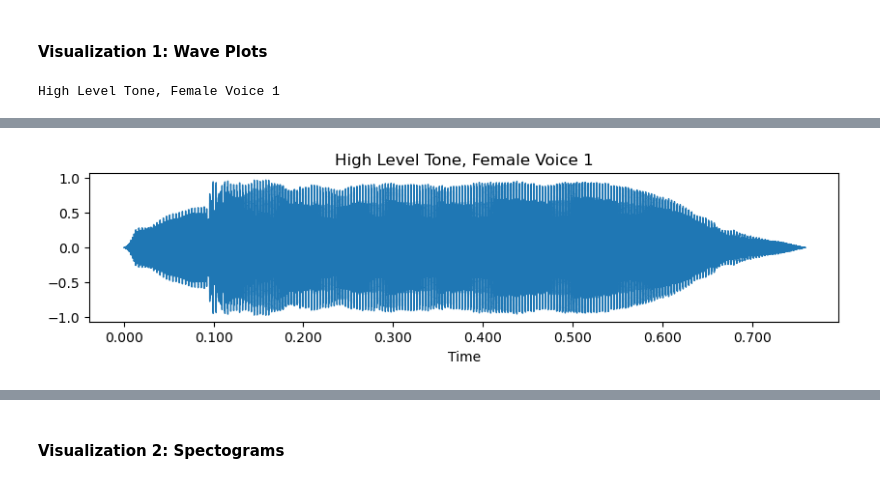
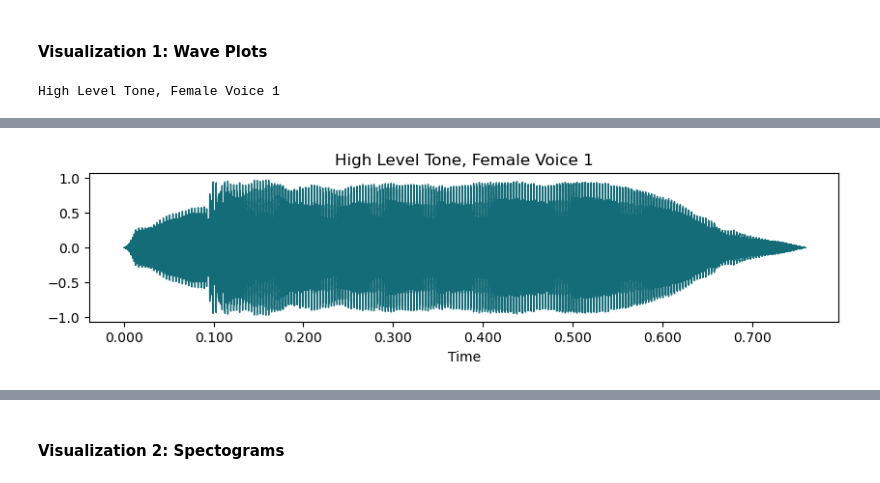
Before and after one commit to charlotteavra/mouth_robot, a Jupyter notebook: mouth_robot_audio_visuals.ipynb, the cells around one changed output, grey strips where cells are left out. Cells and saved outputs as stored; diff of their text form; code cells hidden in the pictures.

```diff
--- a/mouth_robot_audio_visuals.ipynb
+++ b/mouth_robot_audio_visuals.ipynb
@@ -64,13 +69,13 @@ sound.export('MouthRobot1.wav', 'wav')
 # %%
 plt.figure(figsize=(10, 2))
 plt.title('High Level Tone, Female Voice 1')
-librosa.display.waveshow(high_h, sr=high_sr_h)
+librosa.display.waveshow(high_h, sr=high_sr_h, color='#146C78')
 print('High Level Tone, Female Voice 1')
 ipd.Audio(data = high_h, rate = high_sr_h)
 # %% [output]
 High Level Tone, Female Voice 1
 [interactive output not drawn]
-[figure, old version]
+[figure, new version]
 # %%
 high_r_compress = high_r[::3]
 high_r_compress = librosa.effects.pitch_shift(high_r_compress, sr=high_sr_r, n_steps = -20, bins_per_octave=12)
```
Also changed, not shown: parts of 15 cells of this notebook, 1 other file.
